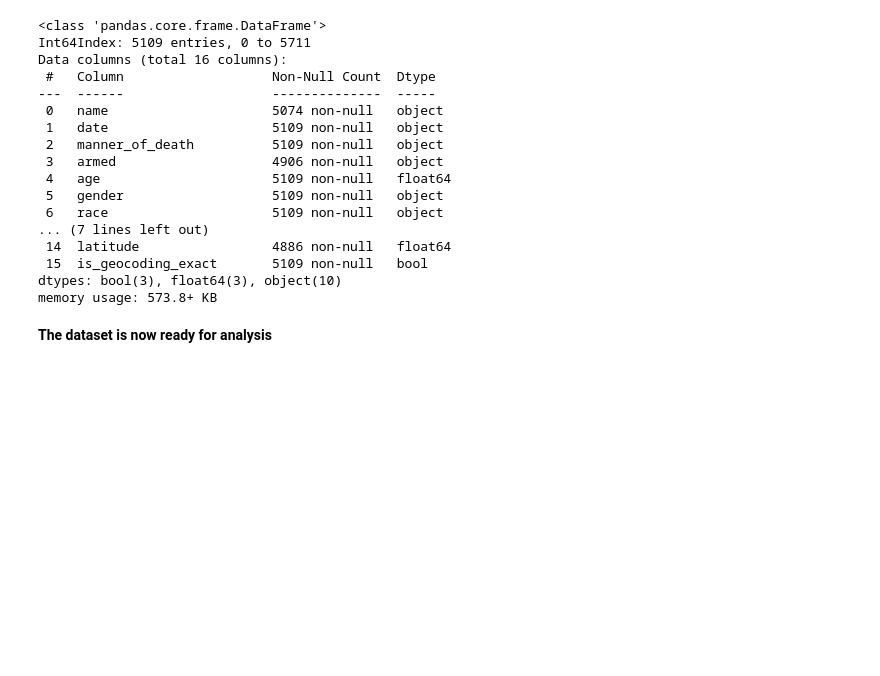
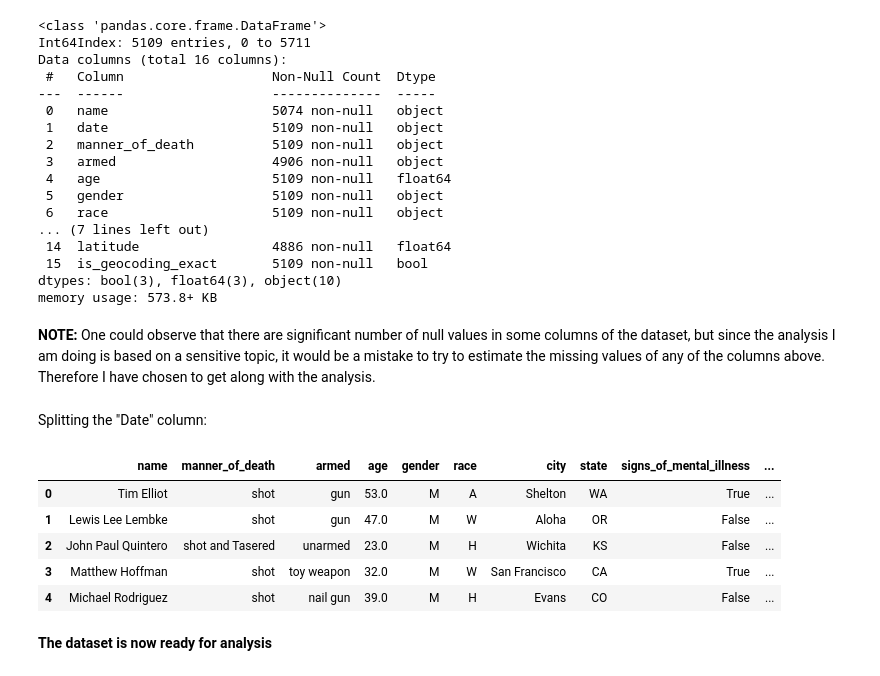
Before and after one commit to dedpool-glitch/USPS, a Jupyter notebook: usps1520.ipynb, the cells around one changed output. Saved outputs shown, nothing was run; the diff lists cells and outputs as text; code cells hidden in the pictures; blank space fills up the shorter version.

```diff
--- a/usps1520.ipynb
+++ b/usps1520.ipynb
@@ -124,3 +125,7 @@ Data columns (total 16 columns):
  15  is_geocoding_exact       5109 non-null   bool
 dtypes: bool(3), float64(3), object(10)
 memory usage: 573.8+ KB
+# %% [markdown]
+**NOTE:** One could observe that there are significant number of null values in some columns of the dataset, but since the analysis I am doing is based on a sensitive topic, it would be a mistake to try to estimate the missing values of any of the columns above. Therefore I have chosen to get along with the analysis.
+# %% [markdown]
+Splitting the "Date" column:
@@ -126,0 +138,9 @@ memory usage: 573.8+ KB
+# %%
+usps.head()
+# %% [output]
+|  | name | manner_of_death | armed | age | gender | race | city | state | signs_of_mental_illness | ... |
+| 0 | Tim Elliot | shot | gun | 53.0 | M | A | Shelton | WA | True | ... |
+| 1 | Lewis Lee Lembke | shot | gun | 47.0 | M | W | Aloha | OR | False | ... |
+| 2 | John Paul Quintero | shot and Tasered | unarmed | 23.0 | M | H | Wichita | KS | False | ... |
+| 3 | Matthew Hoffman | shot | toy weapon | 32.0 | M | W | San Francisco | CA | True | ... |
+| 4 | Michael Rodriguez | shot | nail gun | 39.0 | M | H | Evans | CO | False | ... |
```
Also changed, not shown: parts of 20 cells of this notebook.
